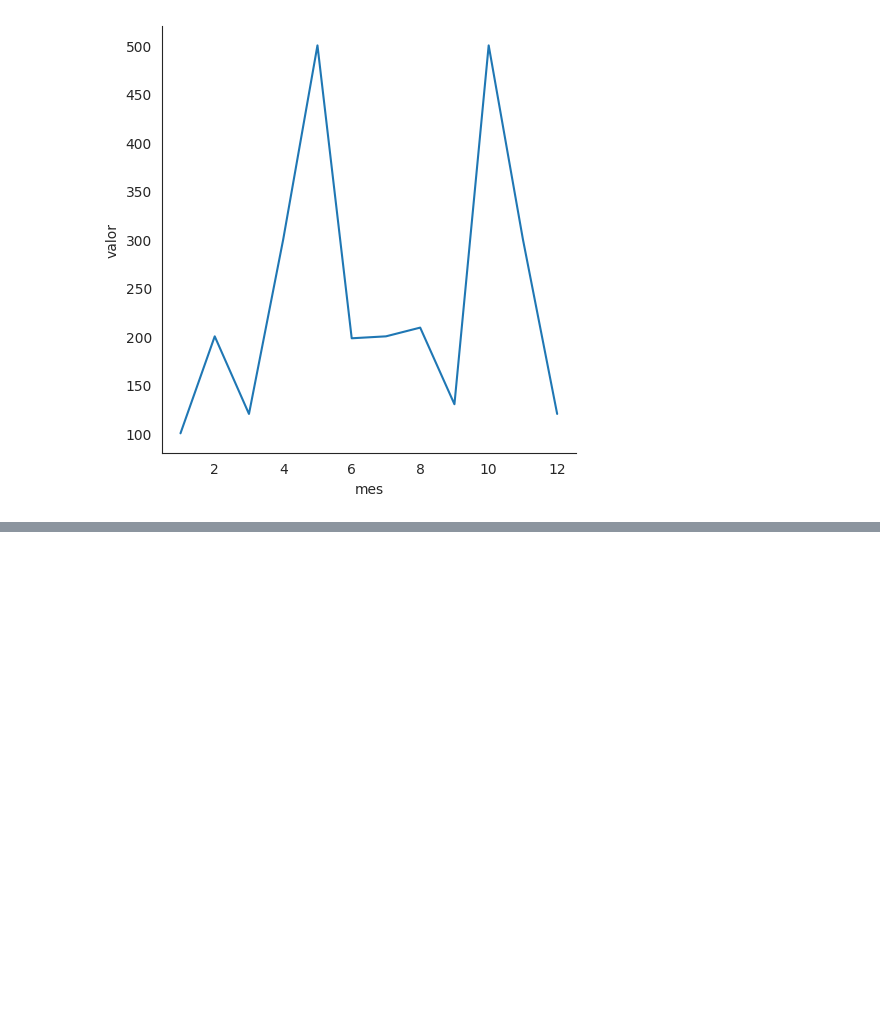
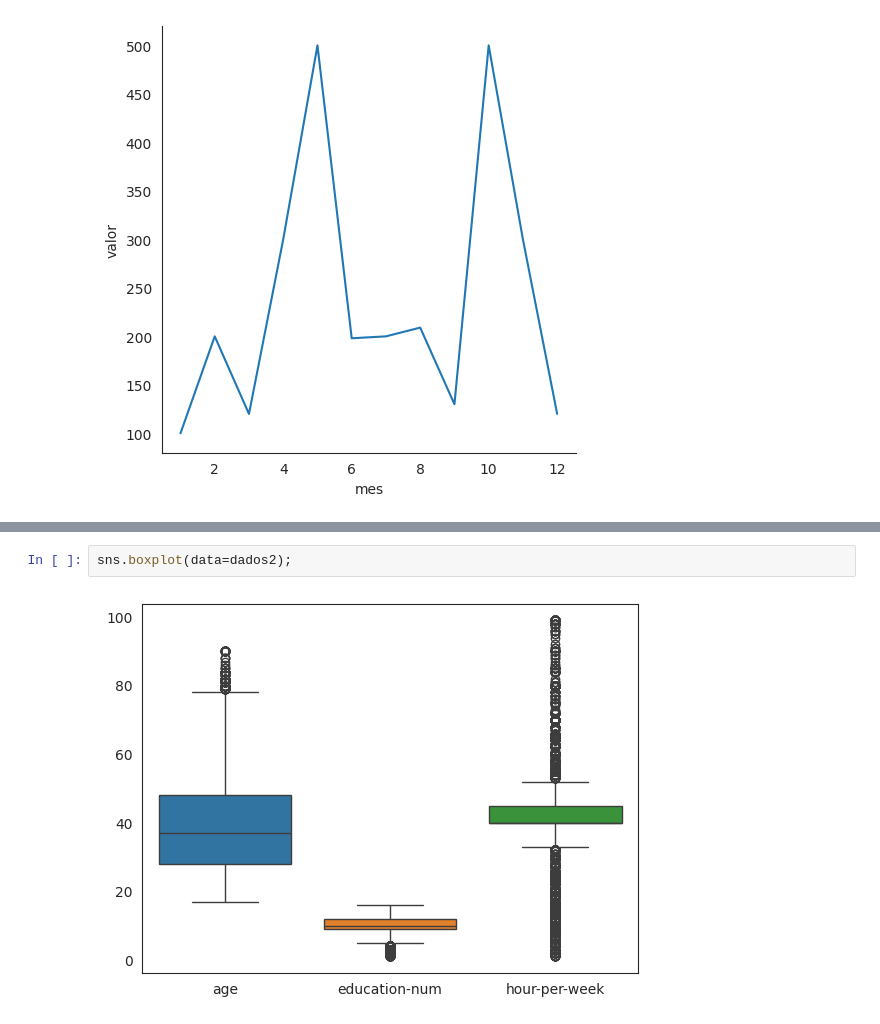
Before and after one commit to HammadN98/Curso_Estatistica, a Jupyter notebook: S10Graficos.ipynb, the cells around one changed output, grey strips where cells are left out. Saved outputs shown, nothing was run; the diff lists cells and outputs as text; blank space fills up the shorter version.

```diff
--- a/S10Graficos.ipynb
+++ b/S10Graficos.ipynb
@@ -87,0 +106,4 @@ sns.relplot(x='mes', y='valor', kind='line', data=vendas_df)
+# %%
+sns.boxplot(data=dados2);
+# %% [output]
+[figure, added]
```
Also changed, not shown: parts of 5 cells of this notebook.
